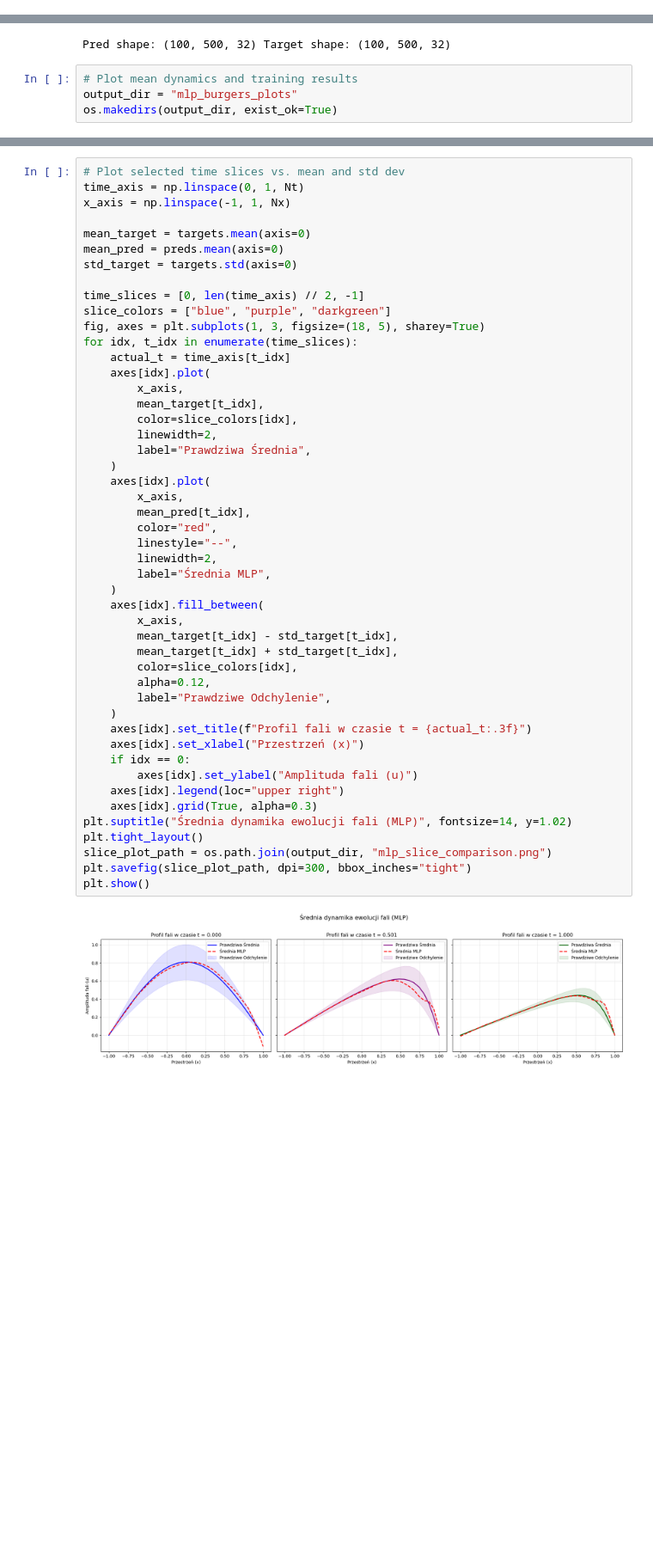
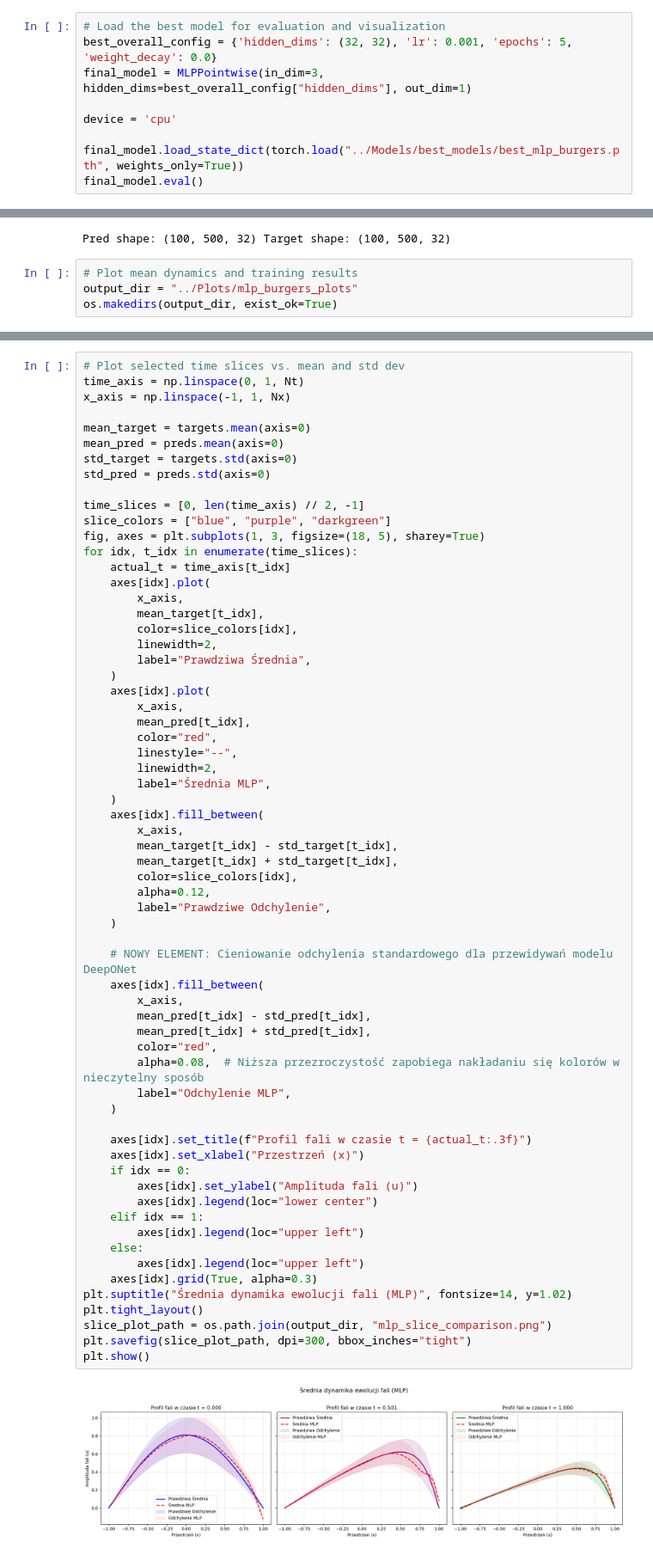
Before and after one commit to AntekBall/Approximating-Differential-Equation-Solution-Operators-with-Neural-Operators, a Jupyter notebook: Models/MLP_Burgers.ipynb, the cells around one changed output, grey strips where cells are left out. Shown at 86% size. Saved outputs shown, nothing was run; the diff lists cells and outputs as text; blank space fills up the shorter version.

```diff
--- a/Models/MLP_Burgers.ipynb
+++ b/Models/MLP_Burgers.ipynb
@@ -262,3 +264,12 @@ Epoch 30/40 | Train RelL2: 0.311216 | Val RelL2: 0.305764
 Epoch 35/40 | Train RelL2: 0.271272 | Val RelL2: 0.264686
 Epoch 40/40 | Train RelL2: 0.278820 | Val RelL2: 0.281073
 Model saved to ../Models/best_mlp_burgers.pth
+# %%
+# Load the best model for evaluation and visualization
+best_overall_config = {'hidden_dims': (32, 32), 'lr': 0.001, 'epochs': 5, 'weight_decay': 0.0}
+final_model = MLPPointwise(in_dim=3, hidden_dims=best_overall_config["hidden_dims"], out_dim=1)
+
+device = 'cpu'
+
+final_model.load_state_dict(torch.load("../Models/best_models/best_mlp_burgers.pth", weights_only=True))
+final_model.eval()
@@ -304,7 +325,7 @@ print('Pred shape:', preds.shape, 'Target shape:', targets.shape)
 Pred shape: (100, 500, 32) Target shape: (100, 500, 32)
 # %%
 # Plot mean dynamics and training results
-output_dir = "mlp_burgers_plots"
+output_dir = "../Plots/mlp_burgers_plots"
 os.makedirs(output_dir, exist_ok=True)
 # %%
 # Loss curves for final retraining
@@ -330,6 +351,7 @@ x_axis = np.linspace(-1, 1, Nx)
 mean_target = targets.mean(axis=0)
 mean_pred = preds.mean(axis=0)
 std_target = targets.std(axis=0)
+std_pred = preds.std(axis=0)
 
 time_slices = [0, len(time_axis) // 2, -1]
 slice_colors = ["blue", "purple", "darkgreen"]
@@ -343,35 +365,50 @@ for idx, t_idx in enumerate(time_slices):
         linewidth=2,
         label="Prawdziwa Średnia",
     )
     axes[idx].plot(
         x_axis,
         mean_pred[t_idx],
         color="red",
         linestyle="--",
         linewidth=2,
         label="Średnia MLP",
     )
     axes[idx].fill_between(
         x_axis,
         mean_target[t_idx] - std_target[t_idx],
         mean_target[t_idx] + std_target[t_idx],
         color=slice_colors[idx],
         alpha=0.12,
         label="Prawdziwe Odchylenie",
     )
+
+    # NOWY ELEMENT: Cieniowanie odchylenia standardowego dla przewidywań modelu DeepONet
+    axes[idx].fill_between(
+        x_axis,
+        mean_pred[t_idx] - std_pred[t_idx],
+        mean_pred[t_idx] + std_pred[t_idx],
+        color="red",
+        alpha=0.08,  # Niższa przezroczystość zapobiega nakładaniu się kolorów w nieczytelny sposób
+        label="Odchylenie MLP",
+    )
+
     axes[idx].set_title(f"Profil fali w czasie t = {actual_t:.3f}")
     axes[idx].set_xlabel("Przestrzeń (x)")
     if idx == 0:
         axes[idx].set_ylabel("Amplituda fali (u)")
-    axes[idx].legend(loc="upper right")
+        axes[idx].legend(loc="lower center")
+    elif idx == 1:
+        axes[idx].legend(loc="upper left")
+    else:
+        axes[idx].legend(loc="upper left")
     axes[idx].grid(True, alpha=0.3)
 plt.suptitle("Średnia dynamika ewolucji fali (MLP)", fontsize=14, y=1.02)
 plt.tight_layout()
 slice_plot_path = os.path.join(output_dir, "mlp_slice_comparison.png")
 plt.savefig(slice_plot_path, dpi=300, bbox_inches="tight")
 plt.show()
 # %% [output]
-[figure, old version]
+[figure, new version]
 # %%
 # Full sample contour comparison for a few random examples
 abs_error_map = np.abs(targets - preds)
```
Also changed, not shown: parts of 3 cells of this notebook, 3 other files.
